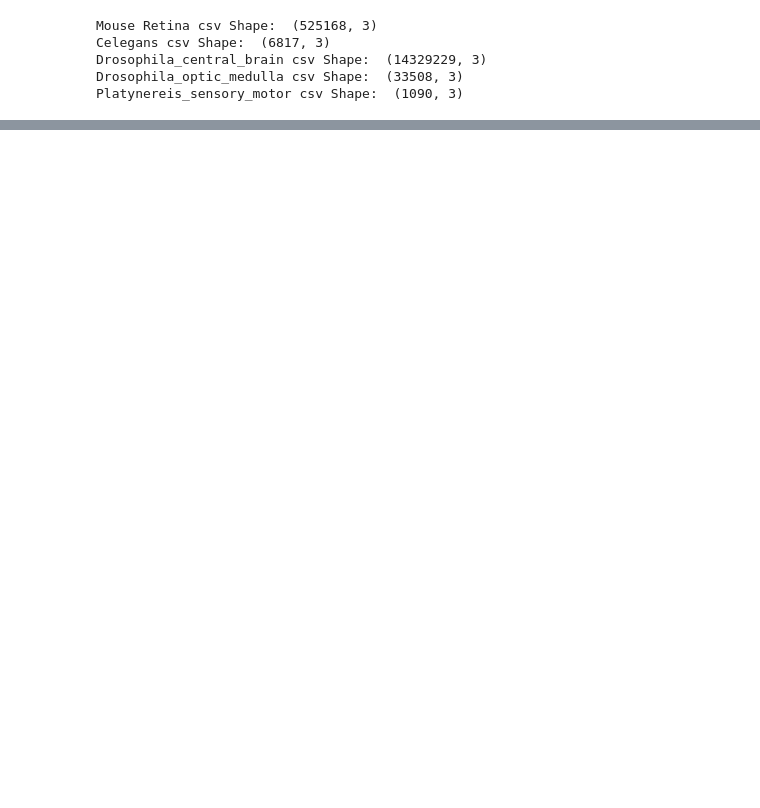
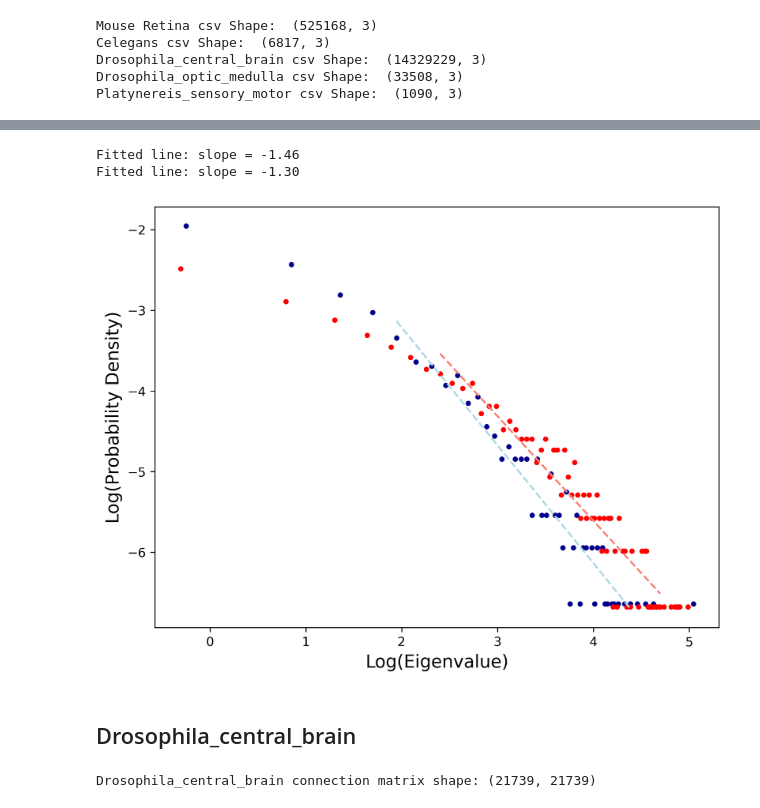
Before and after one commit to lhtPeking/The-Propagation-of-Power-Law-Distribution-in-Neural-Networks, a Jupyter notebook: Eigen_Static.ipynb, the cells around one changed output, grey strips where cells are left out. Cells and saved outputs as stored; diff of their text form; code cells hidden in the pictures; blank space fills up the shorter version.

```diff
--- a/Eigen_Static.ipynb
+++ b/Eigen_Static.ipynb
@@ -32,0 +142,53 @@ Platynereis_sensory_motor csv Shape:  (1090, 3)
+# %%
+## -- plot and regession -- ##
+slope2, intercept2, ax_2 = PlotMethod.log_log_plot(
+        eigenvalue_list_mouse_retina, # list or matrix
+        bin_num=100,
+        regression=True,
+        range_=None, # tuple: (min,max)
+        lowerbound=0.1,
+        higherbound=0.9,
+        num_points=1000, # interception point number
+        density=True,
+        color_scatter="darkblue",
+        color_fit="lightblue",
+        show=False,
+        ax=None,
+        return_params=True,
+        xlabel="Log(Eigenvalue)"
+        )
+
+_ = PlotMethod.log_log_plot(
+        brunel_weighted_eigenvalue_list_mouse_retina, # list or matrix
+        bin_num=100,
+        regression=True,
+        range_=None, # tuple: (min,max)
+        lowerbound=0.1,
+        higherbound=0.9,
+        num_points=1000, # interception point number
+        density=True,
+        color_scatter="red",
+        color_fit="salmon",
+        show=True,
+        ax=ax_2,
+        return_params=True,
+        xlabel="Log(Eigenvalue)"
+        )
+# %% [output]
+Fitted line: slope = -1.46
+Fitted line: slope = -1.30
+[figure, added]
+# %% [markdown]
+## Drosophila_central_brain
+# %%
+## -- construct connection matrix -- ##
+connection_matrix_Drosophila_central_brain = ConnectomeAnalysis.construct_connection_matrix('./Connectome_Data/Drosophila_central_brain.csv', make_dense=True)
+print("Drosophila_central_brain connection matrix shape:", connection_matrix_Drosophila_central_brain.shape)
+
+## -- compute eigenspectrum -- ##
+eigenvalue_list_Drosophila_central_brain = ConnectomeAnalysis.compute_eigenspectrum(connection_matrix_Drosophila_central_brain, symmetrization=True)
+
+## -- compute brunel weighted eigenspectrum -- ##
+brunel_weighted_eigenvalue_list_Drosophila_central_brain = ConnectomeAnalysis.compute_brunel_weight_eigenspectrum(connection_matrix_Drosophila_central_brain, symmetrization=True, neg_fraction=1/5, scale=4.0, seed=42)
+# %% [output]
+Drosophila_central_brain connection matrix shape: (21739, 21739)
```
Also changed, not shown: parts of 9 cells of this notebook, 1 other file.
